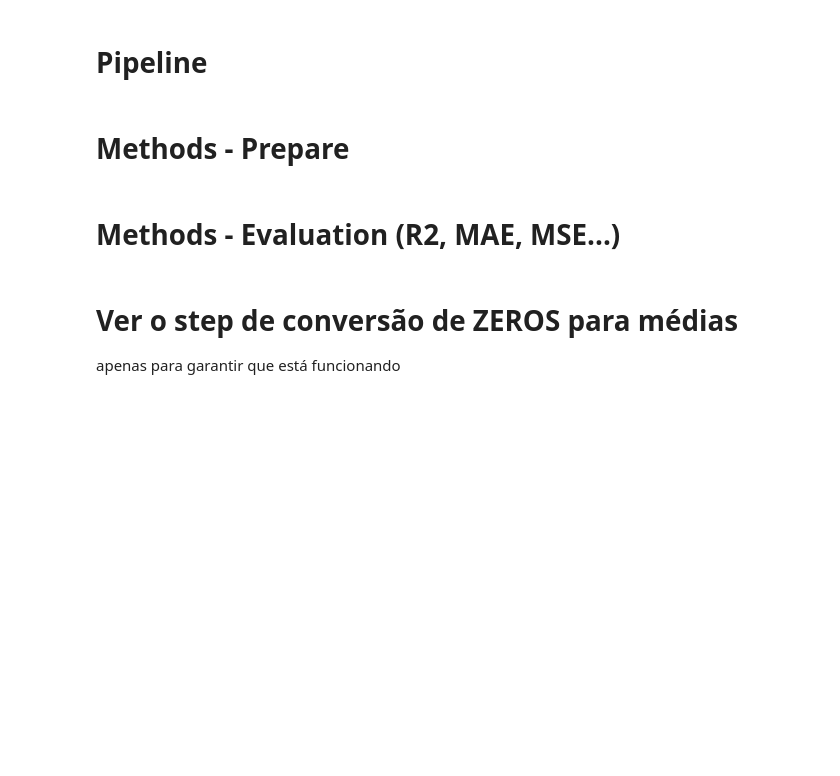
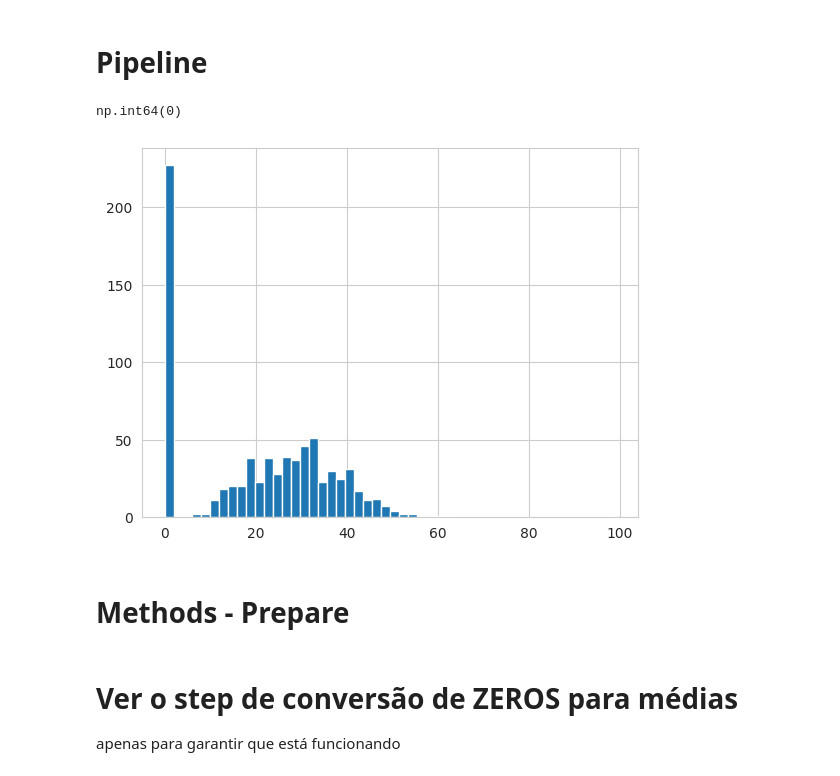
Before and after one commit to felipewww/ai-diabetes-diagnosis, a Jupyter notebook: src/data-model.ipynb, the cells around one changed output. Drawn from its saved outputs; the diff is of its cells as text; code cells hidden in the pictures; blank space fills up the shorter version.

```diff
--- a/src/data-model.ipynb
+++ b/src/data-model.ipynb
@@ -45,4 +86,11 @@ preprocessor = Pipeline([
 ])
+# %%
+dfn = clip_outliers_quantile(df, lower=0.2)
+df['SkinThickness'].hist(bins=50)
+# df['SkinThickness'].min()
+# %% [output]
+np.int64(0)
+[figure, added]
 # %% [markdown]
 # Methods - Prepare
 # %%
@@ -78,2 +168,0 @@ def prepare_predict(df: pd.DataFrame, all_feature_names: list):
-# %% [markdown]
-# Methods - Evaluation (R2, MAE, MSE...)
```
Also changed, not shown: parts of 20 cells of this notebook, 3 other files.
